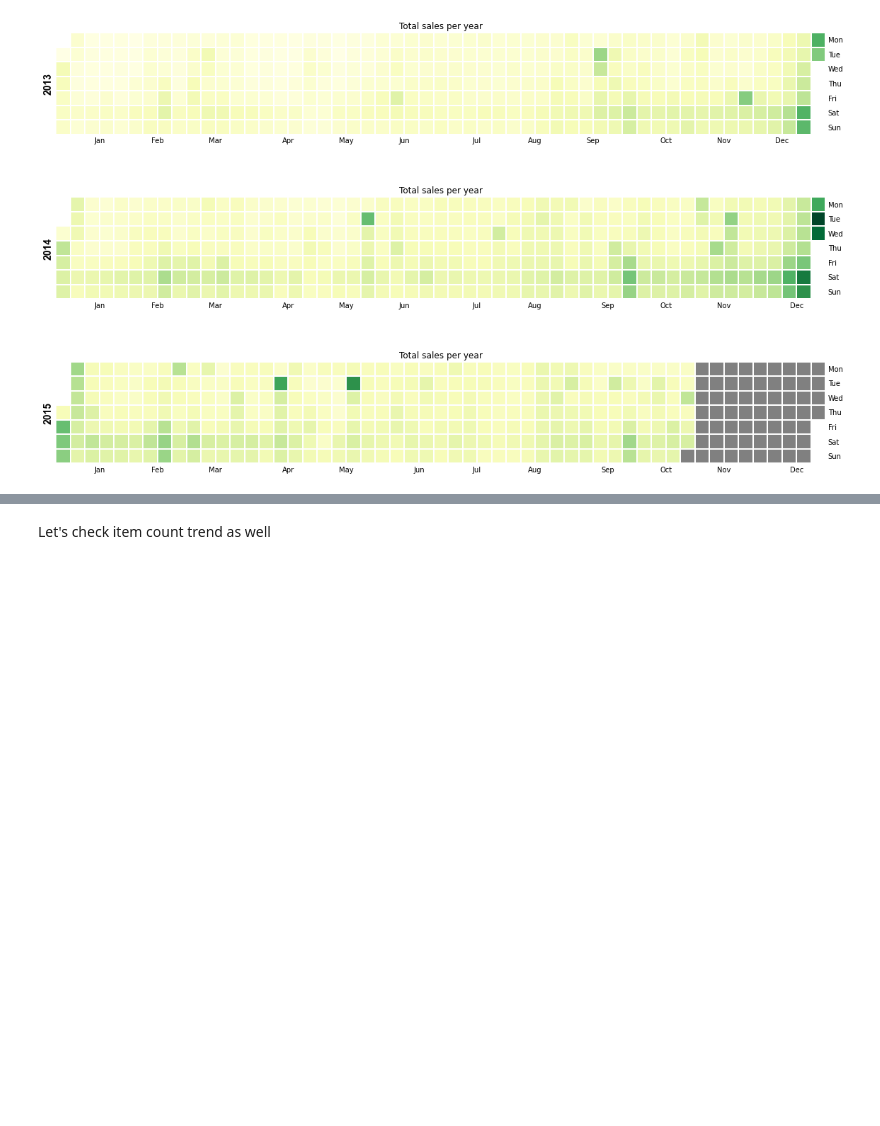
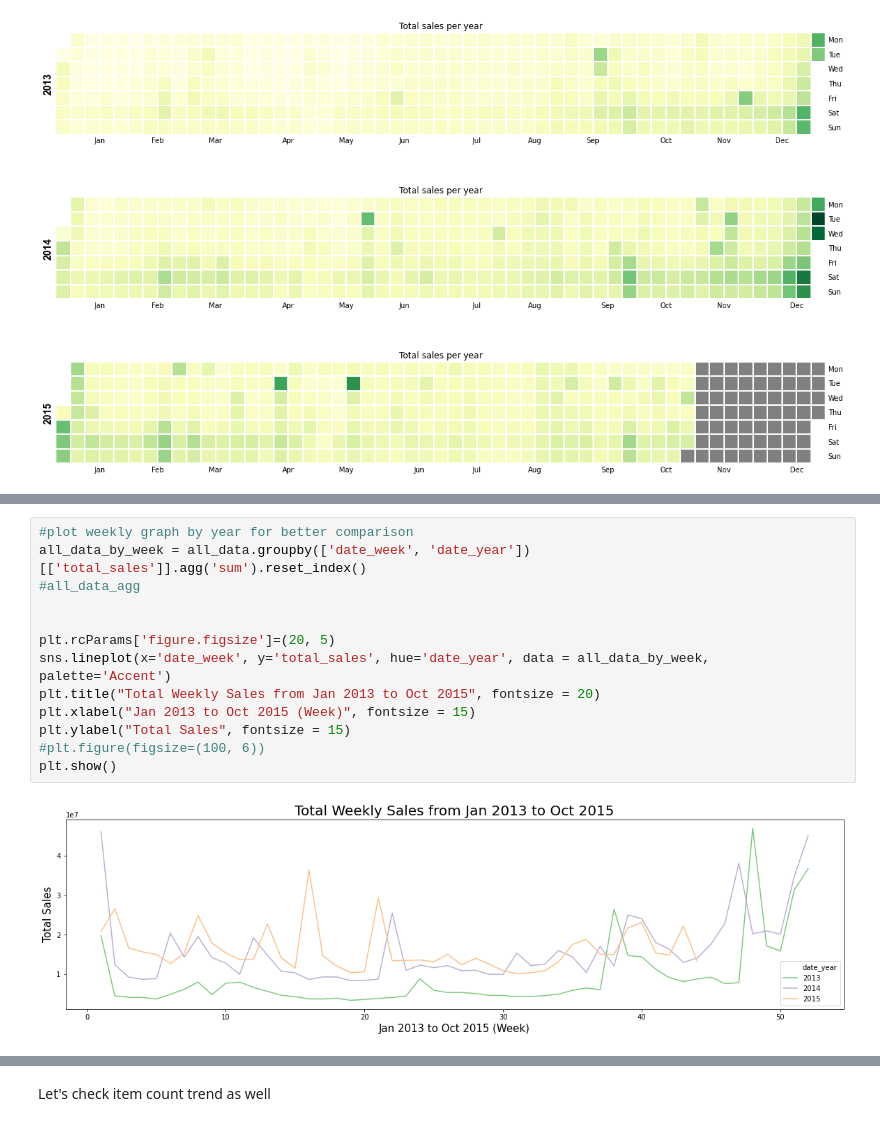
Before and after one commit to mingxiang1006/Predict_Futre_Sale, a Jupyter notebook: src/clean/EDA_Cleaning_Notebook_Clean_20201220.ipynb, the cells around one changed output, grey strips where cells are left out. Cells and saved outputs as stored; diff of their text form; blank space fills up the shorter version.

```diff
--- a/src/clean/EDA_Cleaning_Notebook_Clean_20201220.ipynb
+++ b/src/clean/EDA_Cleaning_Notebook_Clean_20201220.ipynb
@@ -626,0 +680,15 @@ calmap.calendarplot(calHeatMap, # pass the series
+# %%
+#plot weekly graph by year for better comparison
+all_data_by_week = all_data.groupby(['date_week', 'date_year'])[['total_sales']].agg('sum').reset_index()
+#all_data_agg
+
+
+plt.rcParams['figure.figsize']=(20, 5)
+sns.lineplot(x='date_week', y='total_sales', hue='date_year', data = all_data_by_week, palette='Accent')
+plt.title("Total Weekly Sales from Jan 2013 to Oct 2015", fontsize = 20)
+plt.xlabel("Jan 2013 to Oct 2015 (Week)", fontsize = 15)
+plt.ylabel("Total Sales", fontsize = 15)
+#plt.figure(figsize=(100, 6))
+plt.show()
+# %% [output]
+[figure, added]
```
Also changed, not shown: parts of 8 cells of this notebook.
